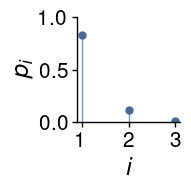
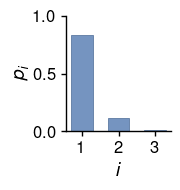
Code edit (unified diff) that turned the first committed figure into the second:
--- before
+++ after
@@ -1,5 +1,5 @@
 PT_PER_INCH = 72
 FIGSIZE_INSET = (144 / PT_PER_INCH, 144 / PT_PER_INCH)  # 2x2 inches in pt notation
-font_scale = 1.5
+font_scale = 1.5 * 0.8
 label_fs = int(12 * font_scale)
 tick_labelsize = int(10 * font_scale)
@@ -11,7 +11,5 @@
 
 fig, ax = plt.subplots(figsize=FIGSIZE_INSET)
-for x, y in zip(x_vals, y_vals):
-    ax.plot([x, x], [0, y], color="#7594C0", linewidth=1)
-    ax.plot(x, y, 'o', color="#4A6995", markersize=5)
+ax.bar(x_vals, y_vals, color="#7594C0", edgecolor="#4A6995", linewidth=0.5, width=0.6)
 
 ax.set_xticks(x_vals)

Commit: add figshare data package, new aer trotter plotting notebook, and updated plots